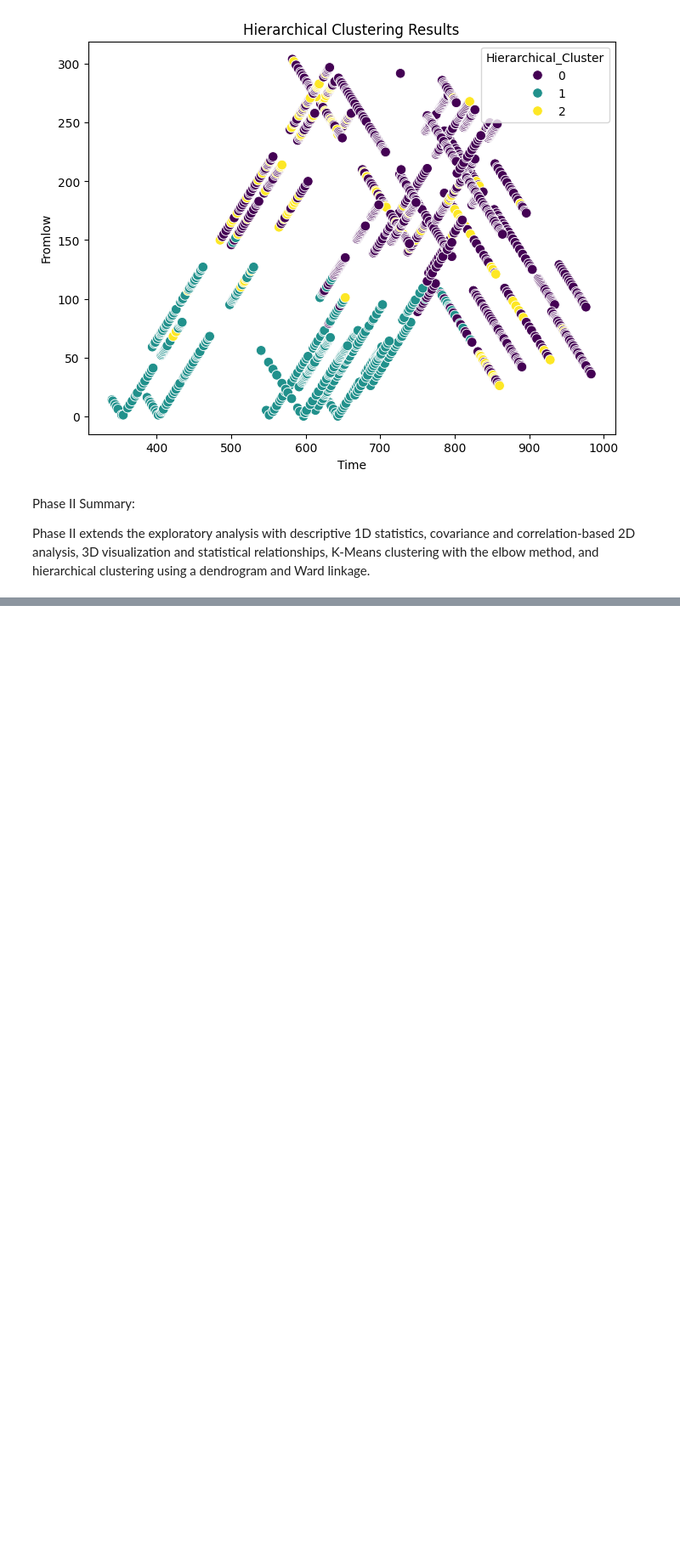
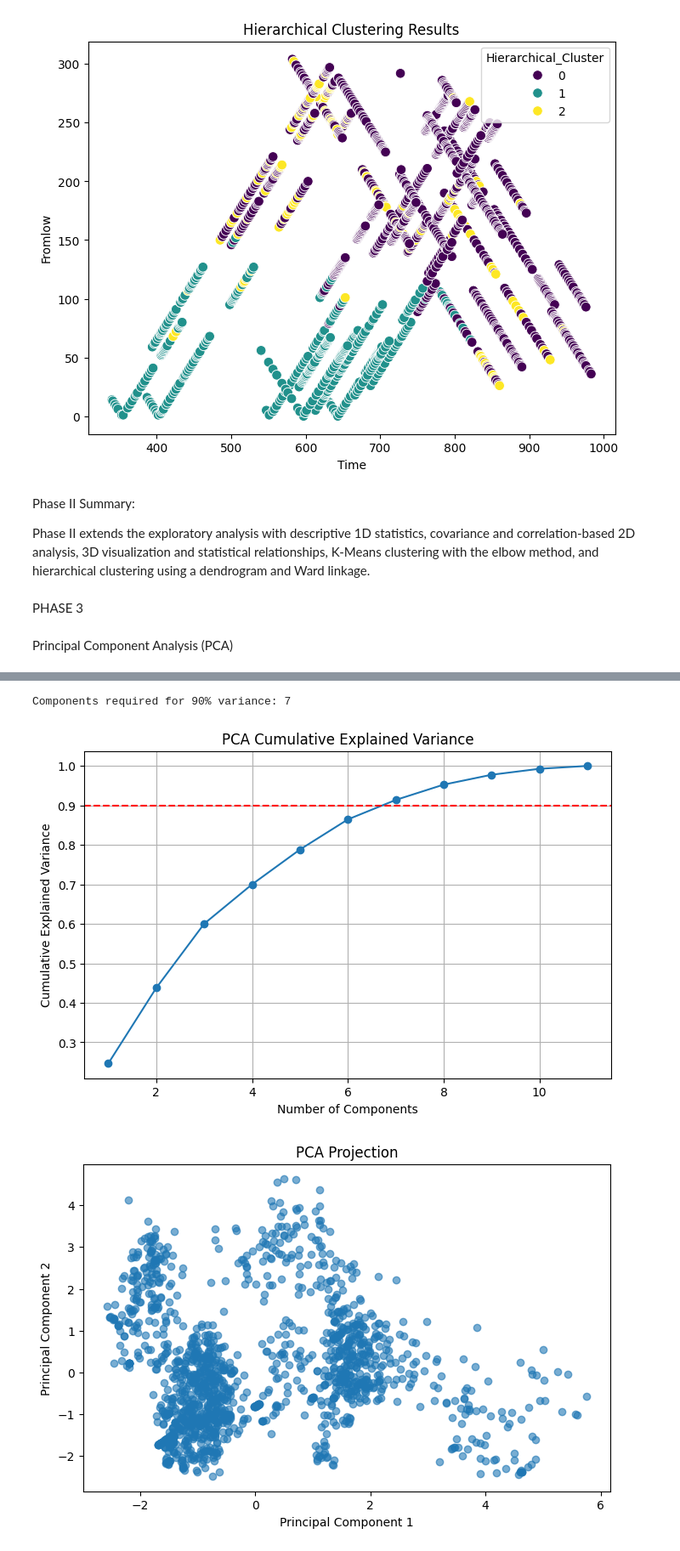
Before and after one commit to sansak-123/SanviSaket, a Jupyter notebook: 23BDS0210EDA_phase1.ipynb, the cells around one changed output, grey strips where cells are left out. Shown at 85% size. Cells and saved outputs as stored; diff of their text form; code cells hidden in the pictures; blank space fills up the shorter version.

Commit message:
Phase 3 completed

```diff
--- a/23BDS0210EDA_phase1.ipynb
+++ b/23BDS0210EDA_phase1.ipynb
@@ -424,3 +428,56 @@ plt.show()
 Phase II Summary:
 
 Phase II extends the exploratory analysis with descriptive 1D statistics, covariance and correlation-based 2D analysis, 3D visualization and statistical relationships, K-Means clustering with the elbow method, and hierarchical clustering using a dendrogram and Ward linkage.
+# %% [markdown]
+PHASE 3
+# %% [markdown]
+Principal Component Analysis (PCA)
+# %%
+X = df.drop(columns=['rownames', 'Gunnel'], errors='ignore')
+X = X.select_dtypes(include=np.number)
+X = X.replace([np.inf, -np.inf], np.nan)
+X = X.fillna(X.mean())
+
+from sklearn.preprocessing import StandardScaler
+from sklearn.decomposition import PCA
+
+scaler = StandardScaler()
+X_scaled = scaler.fit_transform(X)
+
+pca = PCA()
+X_pca = pca.fit_transform(X_scaled)
+
+pca_results = pd.DataFrame(
+    X_pca,
+    columns=[f"PC{i+1}" for i in range(X_pca.shape[1])]
+)
+
+pca_summary = pd.DataFrame({
+    "Principal Component": [f"PC{i+1}" for i in range(len(pca.explained_variance_ratio_))],
+    "Explained Variance": pca.explained_variance_ratio_,
+    "Cumulative Variance": np.cumsum(pca.explained_variance_ratio_)
+})
+
+display(pca_results.head())
+display(pca_summary)
+
+cumulative_variance = np.cumsum(pca.explained_variance_ratio_)
+components_90 = np.argmax(cumulative_variance >= 0.90) + 1 if np.any(cumulative_variance >= 0.90) else len(cumulative_variance)
+print("Components required for 90% variance:", components_90)
+
+plt.figure(figsize=(8, 5))
+plt.plot(range(1, len(cumulative_variance) + 1), cumulative_variance, marker='o')
+plt.axhline(0.90, color='red', linestyle='--')
+plt.xlabel("Number of Components")
+plt.ylabel("Cumulative Explained Variance")
+plt.title("PCA Cumulative Explained Variance")
+plt.grid()
+plt.show()
+
+plt.figure(figsize=(8, 5))
+plt.scatter(X_pca[:, 0], X_pca[:, 1], alpha=0.6)
+plt.xlabel("Principal Component 1")
+plt.ylabel("Principal Component 2")
+plt.title("PCA Projection")
+plt.show()
+# %% [output]
@@ -426,0 +502,3 @@ Phase II extends the exploratory analysis with descriptive 1D statistics, covari
+Components required for 90% variance: 7
+[figure, added]
+[figure, added]
```
Also changed, not shown: parts of 22 cells of this notebook.
